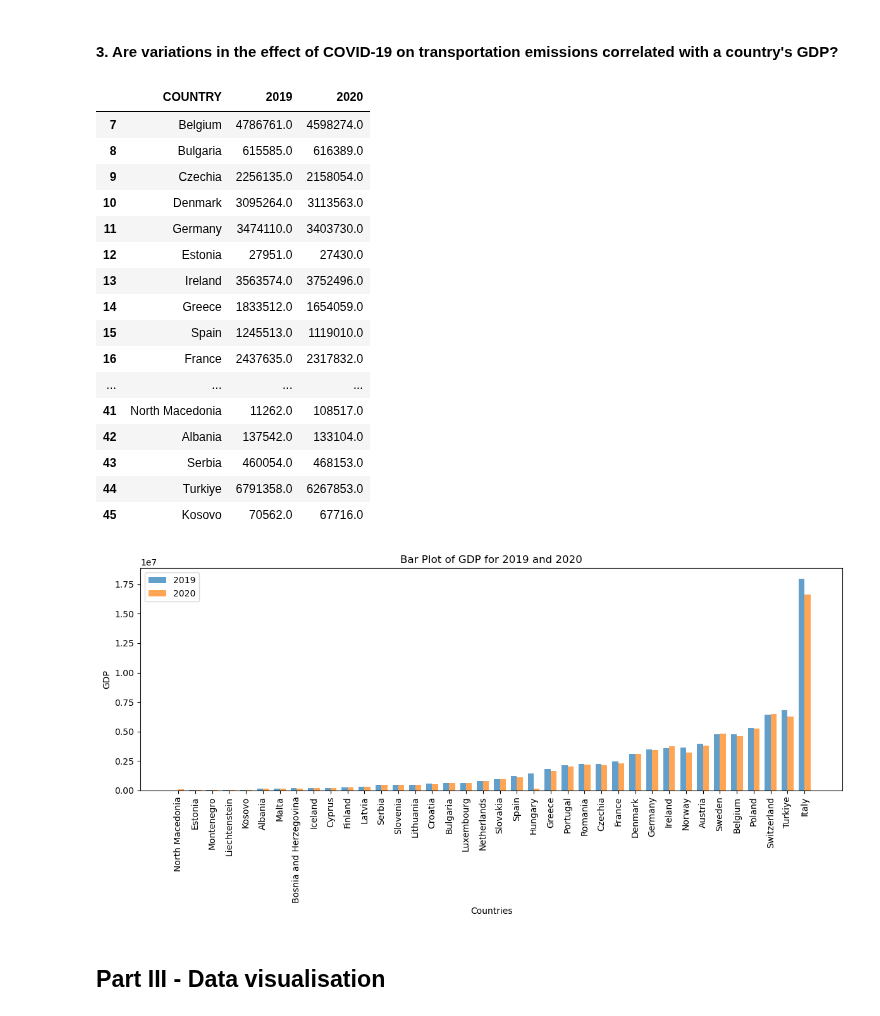
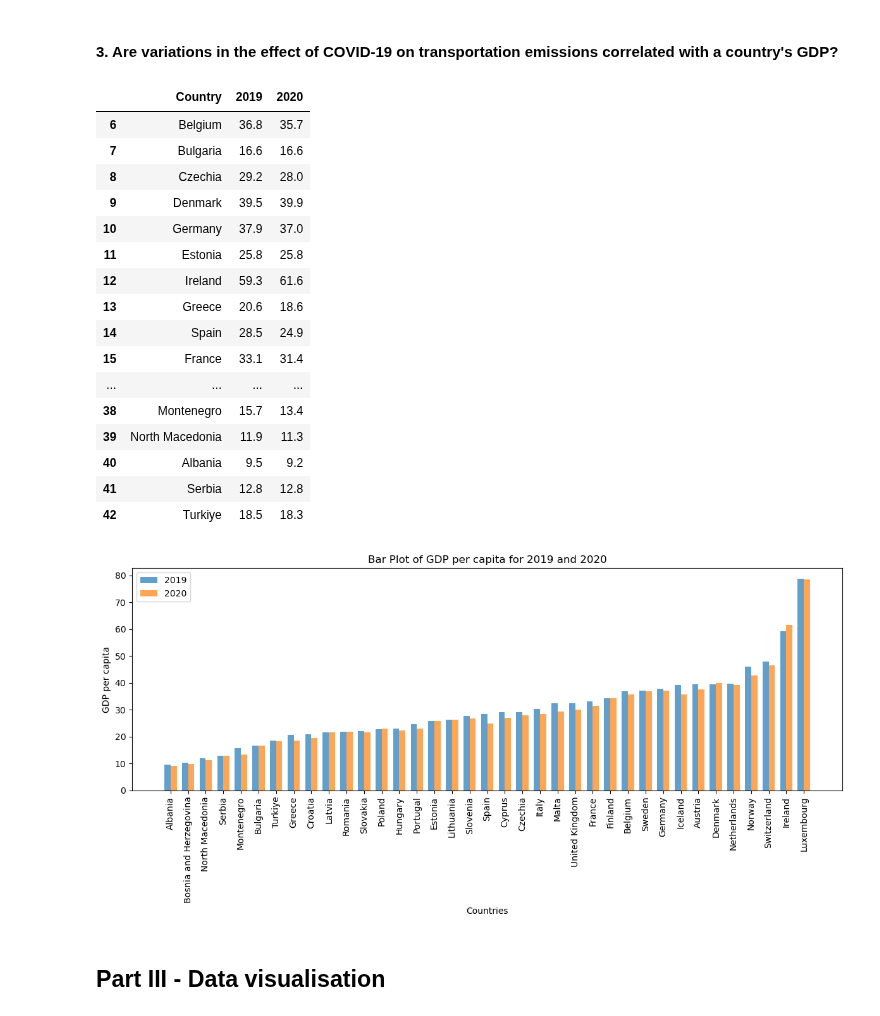
Before and after one commit to HHappy7/TIL6010-GroupProject, a Jupyter notebook: GroupProject-Layout.ipynb, the cells around one changed output. Saved outputs shown, nothing was run; the diff lists cells and outputs as text; code cells hidden in the pictures.

Commit message:
GDP data per capita

```diff
--- a/GroupProject-Layout.ipynb
+++ b/GroupProject-Layout.ipynb
@@ -36,7 +36,7 @@ file_path1 = 'GHG.csv'
 file_path2 = 'NOx_data.csv'
 file_path3 = '2.5.csv'
 file_path4 = '10.csv'
-file_path5 = 'Data_GDP.csv'
+file_path5 = 'Definitief_GDP.csv'
 
 
 df_GHG = pd.read_csv(file_path1, sep = ',',encoding='ISO-8859-1')
@@ -122,21 +123,22 @@ df_GDP
 # %%
-df_GDP.drop('ï»¿Number', axis=1, inplace=True)
+df_GDP = df_GDP.rename(columns={'ï»¿TIME': 'Country'})
 
-for i in range(2013,2023):
+for i in range(2000,2023):
     if i == 2019 or i == 2020:
         continue
     else:
         df_GDP.drop(str(i), axis=1, inplace=True)
 
-for i in range(0, 7):
+for i in range(0, 6):
     df_GDP.drop(i, axis=0, inplace=True)
 
-df_GDP.drop(38, axis=0, inplace=True)
+for i in range(43, 46):
+    df_GDP.drop(i, axis=0, inplace=True)
 
-df_GDP['2019'] = df_GDP['2019'].str.replace(',', '').astype(float)
-df_GDP['2020'] = df_GDP['2020'].str.replace(',', '').astype(float)
+#df_GDP['2019'] = df_GDP['2019'].str.replace(',', '').astype(float)
+#df_GDP['2020'] = df_GDP['2020'].str.replace(',', '').astype(float)
 
-df_GDP['COUNTRY'] = df_GDP['COUNTRY'].replace('TÃ¼rkiye', 'Turkiye')
+df_GDP['Country'] = df_GDP['Country'].replace('TÃ¼rkiye', 'Turkiye')
 
 df_GDP
 # %% [output]
@@ -247,59 +249,59 @@ plt.show()
 # %%
 df_GDP
 # %% [output]
-|  | COUNTRY | 2019 | 2020 |
-| 7 | Belgium | 4786761.0 | 4598274.0 |
-| 8 | Bulgaria | 615585.0 | 616389.0 |
-| 9 | Czechia | 2256135.0 | 2158054.0 |
-| 10 | Denmark | 3095264.0 | 3113563.0 |
-| 11 | Germany | 3474110.0 | 3403730.0 |
-| 12 | Estonia | 27951.0 | 27430.0 |
-| 13 | Ireland | 3563574.0 | 3752496.0 |
-| 14 | Greece | 1833512.0 | 1654059.0 |
-| 15 | Spain | 1245513.0 | 1119010.0 |
-| 16 | France | 2437635.0 | 2317832.0 |
+|  | Country | 2019 | 2020 |
+| 6 | Belgium | 36.8 | 35.7 |
+| 7 | Bulgaria | 16.6 | 16.6 |
+| 8 | Czechia | 29.2 | 28.0 |
+| 9 | Denmark | 39.5 | 39.9 |
+| 10 | Germany | 37.9 | 37.0 |
+| 11 | Estonia | 25.8 | 25.8 |
+| 12 | Ireland | 59.3 | 61.6 |
+| 13 | Greece | 20.6 | 18.6 |
+| 14 | Spain | 28.5 | 24.9 |
+| 15 | France | 33.1 | 31.4 |
 | ... | ... | ... | ... |
-| 41 | North Macedonia | 11262.0 | 108517.0 |
-| 42 | Albania | 137542.0 | 133104.0 |
-| 43 | Serbia | 460054.0 | 468153.0 |
-| 44 | Turkiye | 6791358.0 | 6267853.0 |
-| 45 | Kosovo | 70562.0 | 67716.0 |
+| 38 | Montenegro | 15.7 | 13.4 |
+| 39 | North Macedonia | 11.9 | 11.3 |
+| 40 | Albania | 9.5 | 9.2 |
+| 41 | Serbia | 12.8 | 12.8 |
+| 42 | Turkiye | 18.5 | 18.3 |
 # %%
 # Sample data
-countries2 = df_GDP['COUNTRY']
+countries2 = df_GDP['Country']
 gdp_2019 = df_GDP['2019']
 gdp_2020 = df_GDP['2020']
 
 # Sort the data in ascending order based on GDP for the year 2019
 sorted_indices = np.argsort(gdp_2019)
 countries2 = countries2.iloc[sorted_indices]
 gdp_2019 = gdp_2019.iloc[sorted_indices]
 gdp_2020 = gdp_2020.iloc[sorted_indices]
 
 # Create an array of x values for the bar positions
 x = np.arange(len(countries2))
 
 # Set the width of the bars
 bar_width = 0.35
 
 # Create the bar plot
 plt.figure(figsize=(12, 6))
 plt.bar(x - bar_width/2, gdp_2019, bar_width, label='2019', alpha=0.7)
 plt.bar(x + bar_width/2, gdp_2020, bar_width, label='2020', alpha=0.7)
 
 # Set the x-tick labels to be the country names
 plt.xticks(x, countries2, rotation=90)
 
 # Set labels and title
 plt.xlabel('Countries')
-plt.ylabel('GDP')
-plt.title('Bar Plot of GDP for 2019 and 2020')
+plt.ylabel('GDP per capita')
+plt.title('Bar Plot of GDP per capita for 2019 and 2020')
 plt.legend()
 
 plt.tight_layout()
 plt.show()
 # %% [output]
-[figure, old version]
+[figure, new version]
 # %% [markdown]
 ## Part III - Data visualisation
 # %% [markdown]
```
Also changed, not shown: parts of 2 cells of this notebook.
